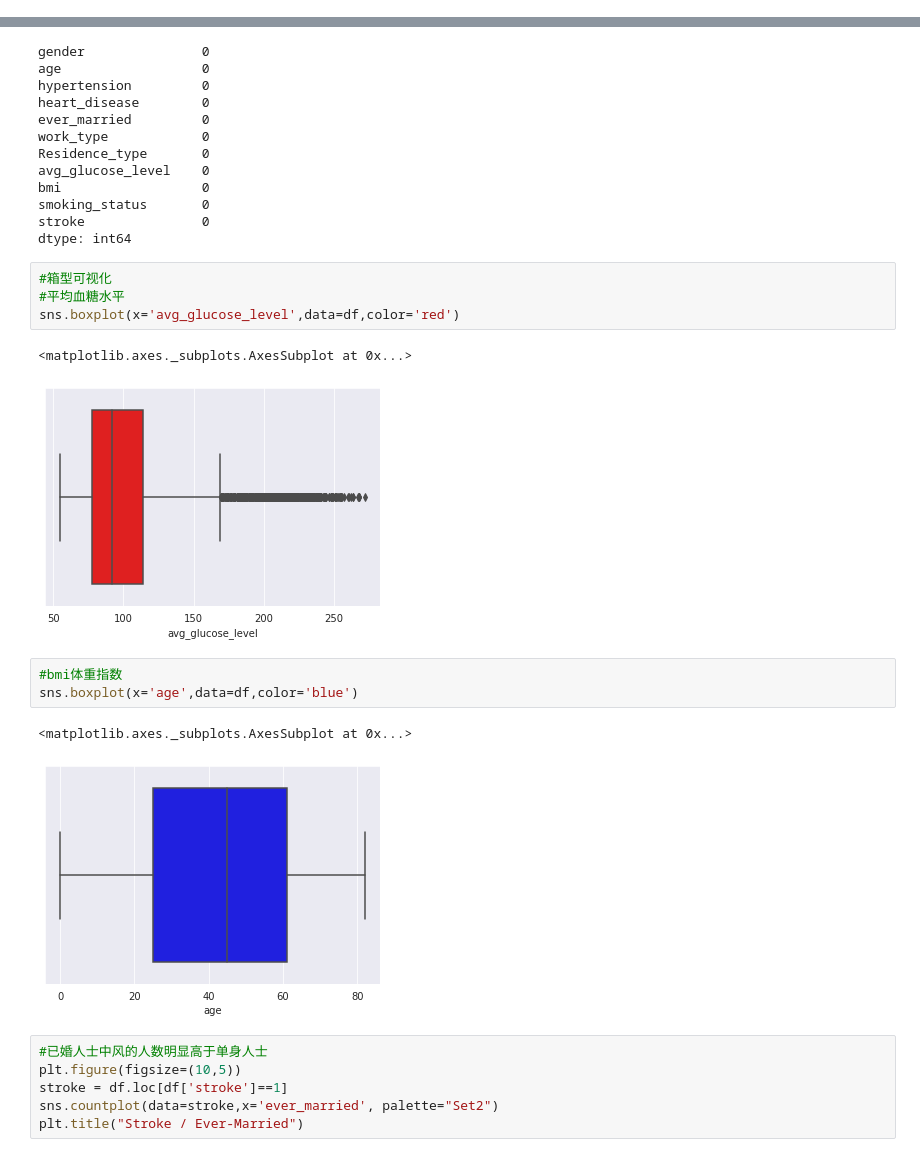
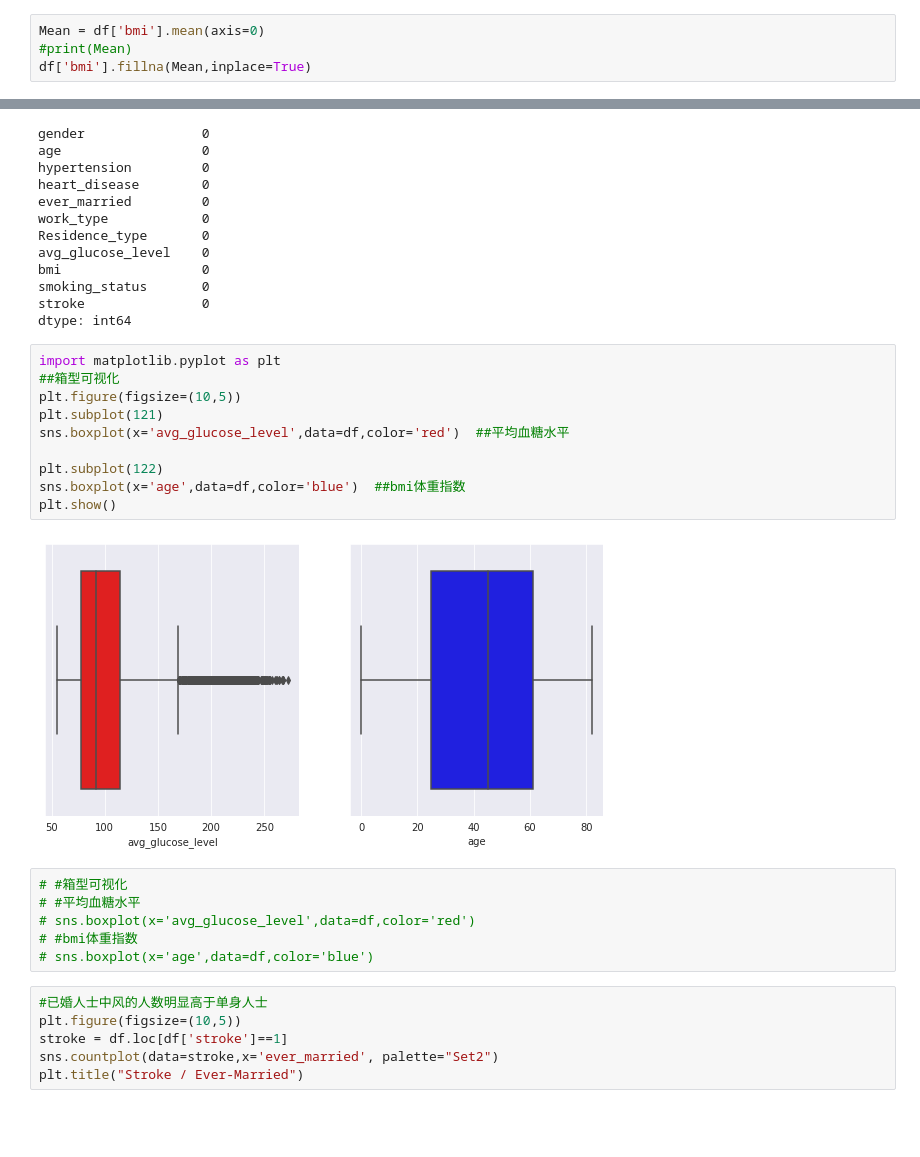
Before and after one commit to Alecia113/2021-S2, a Jupyter notebook: LR_1.ipynb, the cells around one changed output, grey strips where cells are left out. Drawn from its saved outputs; the diff is of its cells as text; blank space fills up the shorter version.

```diff
--- a/LR_1.ipynb
+++ b/LR_1.ipynb
@@ -143,3 +150,7 @@ dtype: int64
+# %%
+Mean = df['bmi'].mean(axis=0)
+#print(Mean)
+df['bmi'].fillna(Mean,inplace=True)
 # %%
 #填充缺失值
 df['bmi'].fillna(df['bmi'].mean,inplace=True)
@@ -157,19 +168,24 @@ bmi                  0
 smoking_status       0
 stroke               0
 dtype: int64
+# %%
+import matplotlib.pyplot as plt
+##箱型可视化
+plt.figure(figsize=(10,5))
+plt.subplot(121)
+sns.boxplot(x='avg_glucose_level',data=df,color='red')  ##平均血糖水平
+
+plt.subplot(122)
+sns.boxplot(x='age',data=df,color='blue')  ##bmi体重指数
+plt.show()
+# %% [output]
+[figure, added]
 # %%
-#箱型可视化
-#平均血糖水平
-sns.boxplot(x='avg_glucose_level',data=df,color='red')
+# #箱型可视化
+# #平均血糖水平
+# sns.boxplot(x='avg_glucose_level',data=df,color='red')
+# #bmi体重指数
+# sns.boxplot(x='age',data=df,color='blue')
-# %% [output]
-<matplotlib.axes._subplots.AxesSubplot at 0x...>
-[figure, removed]
-# %%
-#bmi体重指数
-sns.boxplot(x='age',data=df,color='blue')
-# %% [output]
-<matplotlib.axes._subplots.AxesSubplot at 0x...>
-[figure, removed]
 # %%
 #已婚人士中风的人数明显高于单身人士
 plt.figure(figsize=(10,5))
```
Also changed, not shown: parts of 11 cells of this notebook.
